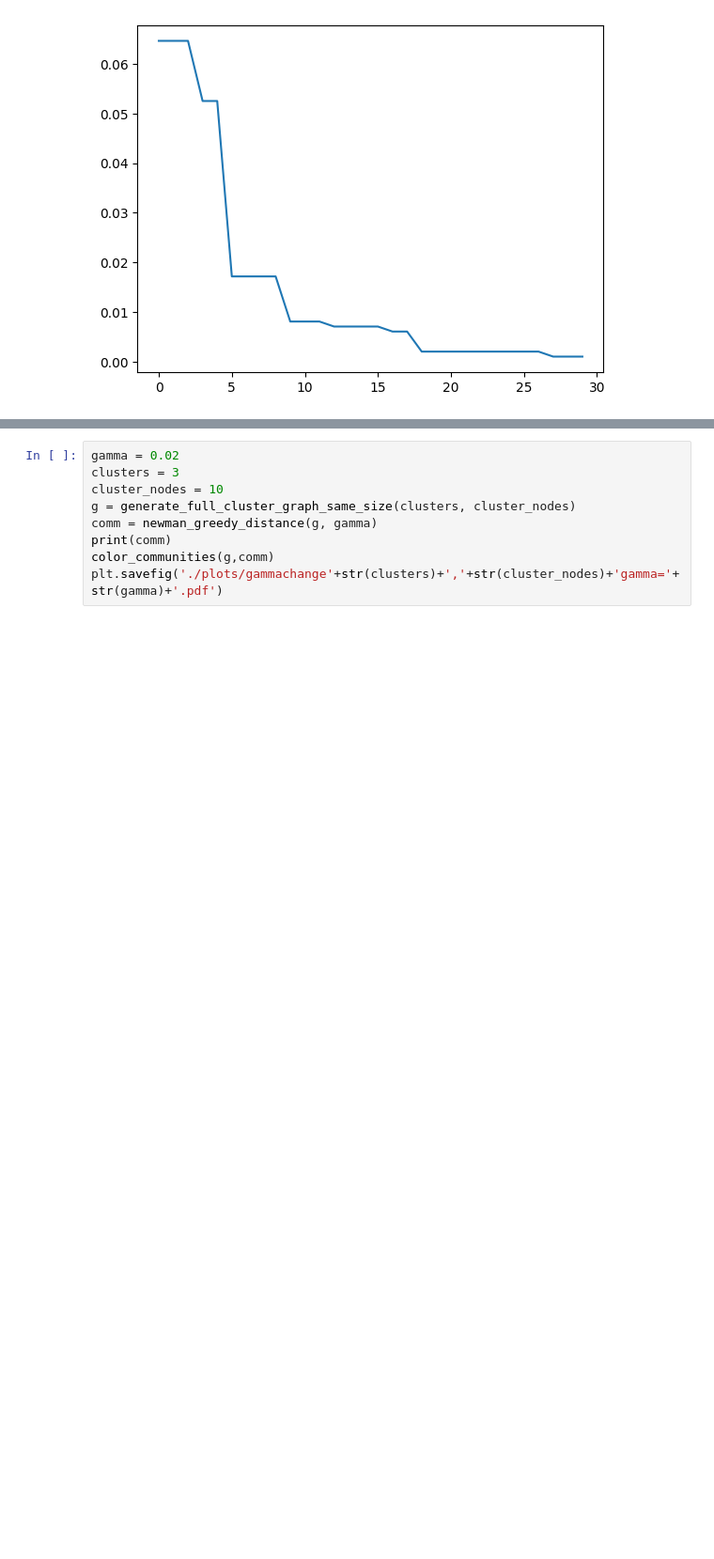
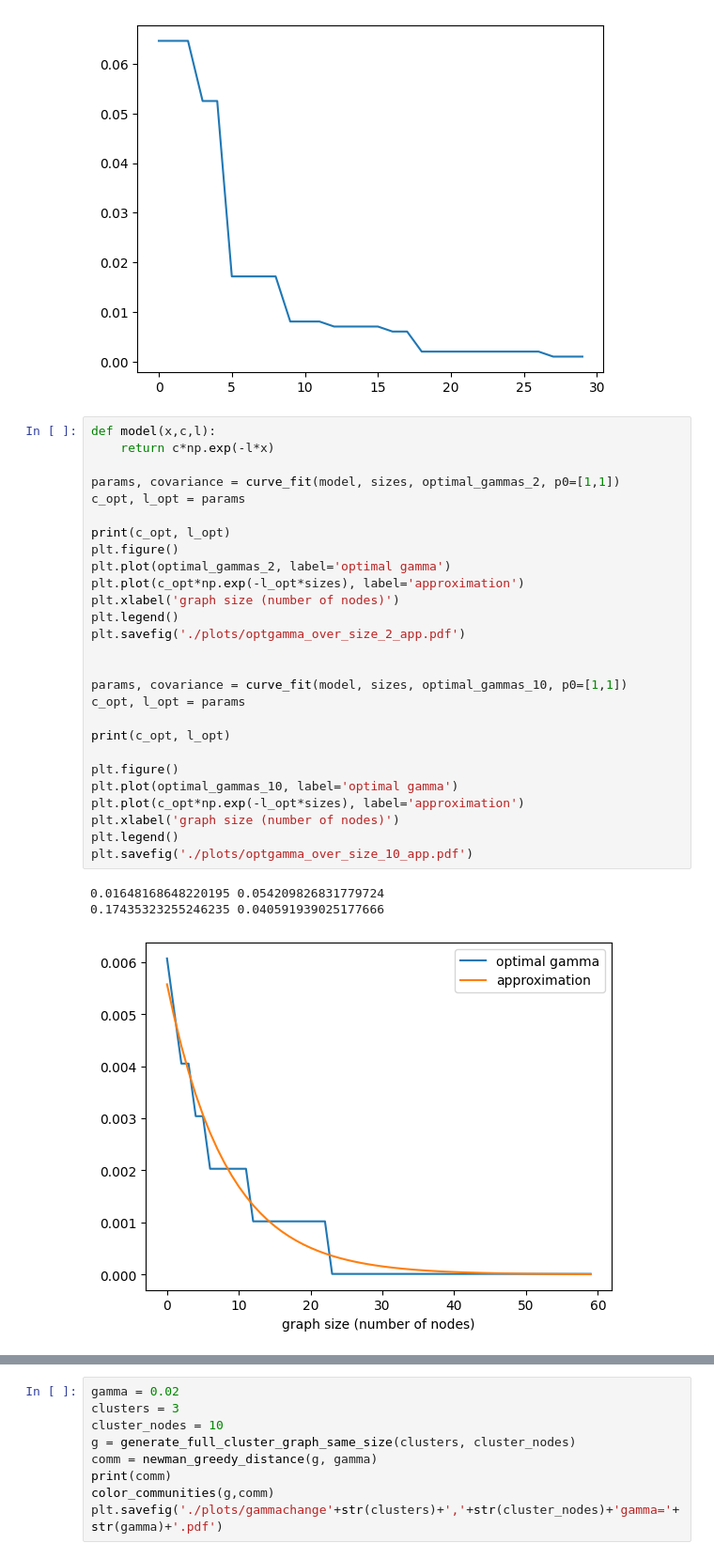
Before and after one commit to frilip/Distance-Quality-Community-Detection, a Jupyter notebook: gamma_tests.ipynb, the cells around one changed output, grey strips where cells are left out. Shown: that part at 94% size. Drawn from its saved outputs; the diff is of its cells as text; blank space fills up the shorter version.

Commit message:
EDGES GAMMA RELATION CONFIRMED BABY

```diff
--- a/gamma_tests.ipynb
+++ b/gamma_tests.ipynb
@@ -112,3 +111,34 @@ plt.plot(optimal_gammas_10)
 [figure]
 [figure]
 [figure]
+# %%
+def model(x,c,l):
+    return c*np.exp(-l*x)
+
+params, covariance = curve_fit(model, sizes, optimal_gammas_2, p0=[1,1])
+c_opt, l_opt = params
+
+print(c_opt, l_opt)
+plt.figure()
+plt.plot(optimal_gammas_2, label='optimal gamma')
+plt.plot(c_opt*np.exp(-l_opt*sizes), label='approximation')
+plt.xlabel('graph size (number of nodes)')
+plt.legend()
+plt.savefig('./plots/optgamma_over_size_2_app.pdf')
+
+
+params, covariance = curve_fit(model, sizes, optimal_gammas_10, p0=[1,1])
+c_opt, l_opt = params
+
+print(c_opt, l_opt)
+
+plt.figure()
+plt.plot(optimal_gammas_10, label='optimal gamma')
+plt.plot(c_opt*np.exp(-l_opt*sizes), label='approximation')
+plt.xlabel('graph size (number of nodes)')
+plt.legend()
+plt.savefig('./plots/optgamma_over_size_10_app.pdf')
+# %% [output]
+0.01648168648220195 0.054209826831779724
+0.17435323255246235 0.040591939025177666
+[figure, added]
```
Also changed, not shown: parts of 4 cells of this notebook, 18 other files.
